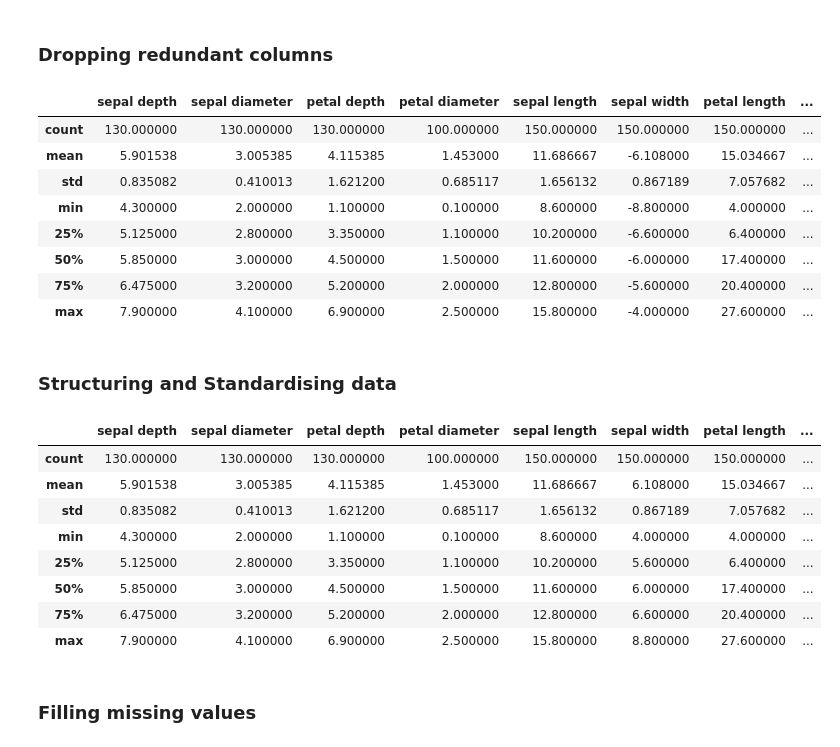
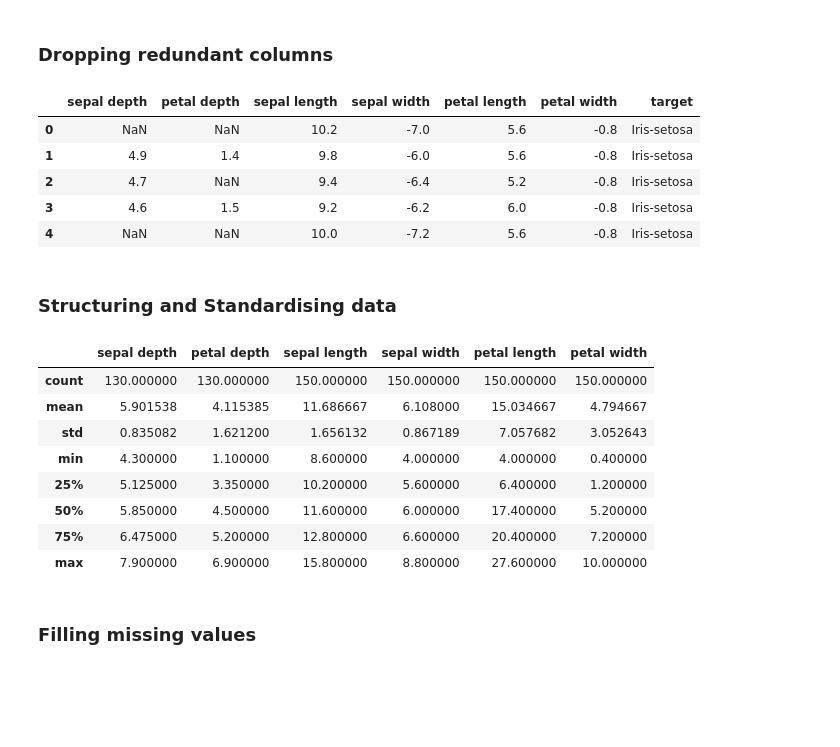
Before and after one commit to areebashafiq/Semester-5, a Jupyter notebook: Data Analysis & Visualization/Lab/Lab-3/l20-1113_Lab3.ipynb, the cells around one changed output. Saved outputs shown, nothing was run; the diff lists cells and outputs as text; code cells hidden in the pictures; blank space fills up the shorter version.

```diff
--- a/Data Analysis & Visualization/Lab/Lab-3/l20-1113_Lab3.ipynb
+++ b/Data Analysis & Visualization/Lab/Lab-3/l20-1113_Lab3.ipynb
@@ -28,19 +28,20 @@ data.describe()
 # %%
 data=data.drop([data.columns[0]],axis=1)
 data.describe()
 
 # Till now only first column is dropped as indexes of dataframe are duplicating with indexes of dataset.
 #  So dropping index column will have no effect on data.
+
+data=data.drop([data.columns[1]],axis=1) # sepal diameter is redundant
+data=data.drop([data.columns[2]],axis=1) # petal diameter is redundant
+data.head()
 # %% [output]
-|  | sepal depth | sepal diameter | petal depth | petal diameter | sepal length | sepal width | petal length | ... |
-| count | 130.000000 | 130.000000 | 130.000000 | 100.000000 | 150.000000 | 150.000000 | 150.000000 | ... |
-| mean | 5.901538 | 3.005385 | 4.115385 | 1.453000 | 11.686667 | -6.108000 | 15.034667 | ... |
-| std | 0.835082 | 0.410013 | 1.621200 | 0.685117 | 1.656132 | 0.867189 | 7.057682 | ... |
-| min | 4.300000 | 2.000000 | 1.100000 | 0.100000 | 8.600000 | -8.800000 | 4.000000 | ... |
-| 25% | 5.125000 | 2.800000 | 3.350000 | 1.100000 | 10.200000 | -6.600000 | 6.400000 | ... |
-| 50% | 5.850000 | 3.000000 | 4.500000 | 1.500000 | 11.600000 | -6.000000 | 17.400000 | ... |
-| 75% | 6.475000 | 3.200000 | 5.200000 | 2.000000 | 12.800000 | -5.600000 | 20.400000 | ... |
-| max | 7.900000 | 4.100000 | 6.900000 | 2.500000 | 15.800000 | -4.000000 | 27.600000 | ... |
+|  | sepal depth | petal depth | sepal length | sepal width | petal length | petal width | target |
+| 0 | NaN | NaN | 10.2 | -7.0 | 5.6 | -0.8 | Iris-setosa |
+| 1 | 4.9 | 1.4 | 9.8 | -6.0 | 5.6 | -0.8 | Iris-setosa |
+| 2 | 4.7 | NaN | 9.4 | -6.4 | 5.2 | -0.8 | Iris-setosa |
+| 3 | 4.6 | 1.5 | 9.2 | -6.2 | 6.0 | -0.8 | Iris-setosa |
+| 4 | NaN | NaN | 10.0 | -7.2 | 5.6 | -0.8 | Iris-setosa |
 # %% [markdown]
 ### Structuring and Standardising data
 # %%
@@ -51,15 +52,15 @@ data.describe()
 # The column of sepal width and petal width have all negative values, however a measurement can not be negative.
 # This may be considered a human error and all values should be converted to positive values
 # %% [output]
-|  | sepal depth | sepal diameter | petal depth | petal diameter | sepal length | sepal width | petal length | ... |
-| count | 130.000000 | 130.000000 | 130.000000 | 100.000000 | 150.000000 | 150.000000 | 150.000000 | ... |
-| mean | 5.901538 | 3.005385 | 4.115385 | 1.453000 | 11.686667 | 6.108000 | 15.034667 | ... |
-| std | 0.835082 | 0.410013 | 1.621200 | 0.685117 | 1.656132 | 0.867189 | 7.057682 | ... |
-| min | 4.300000 | 2.000000 | 1.100000 | 0.100000 | 8.600000 | 4.000000 | 4.000000 | ... |
-| 25% | 5.125000 | 2.800000 | 3.350000 | 1.100000 | 10.200000 | 5.600000 | 6.400000 | ... |
-| 50% | 5.850000 | 3.000000 | 4.500000 | 1.500000 | 11.600000 | 6.000000 | 17.400000 | ... |
-| 75% | 6.475000 | 3.200000 | 5.200000 | 2.000000 | 12.800000 | 6.600000 | 20.400000 | ... |
-| max | 7.900000 | 4.100000 | 6.900000 | 2.500000 | 15.800000 | 8.800000 | 27.600000 | ... |
+|  | sepal depth | petal depth | sepal length | sepal width | petal length | petal width |
+| count | 130.000000 | 130.000000 | 150.000000 | 150.000000 | 150.000000 | 150.000000 |
+| mean | 5.901538 | 4.115385 | 11.686667 | 6.108000 | 15.034667 | 4.794667 |
+| std | 0.835082 | 1.621200 | 1.656132 | 0.867189 | 7.057682 | 3.052643 |
+| min | 4.300000 | 1.100000 | 8.600000 | 4.000000 | 4.000000 | 0.400000 |
+| 25% | 5.125000 | 3.350000 | 10.200000 | 5.600000 | 6.400000 | 1.200000 |
+| 50% | 5.850000 | 4.500000 | 11.600000 | 6.000000 | 17.400000 | 5.200000 |
+| 75% | 6.475000 | 5.200000 | 12.800000 | 6.600000 | 20.400000 | 7.200000 |
+| max | 7.900000 | 6.900000 | 15.800000 | 8.800000 | 27.600000 | 10.000000 |
 # %% [markdown]
 ### Filling missing values
 # %%
```
Also changed, not shown: parts of 13 cells of this notebook, 10 other files.
